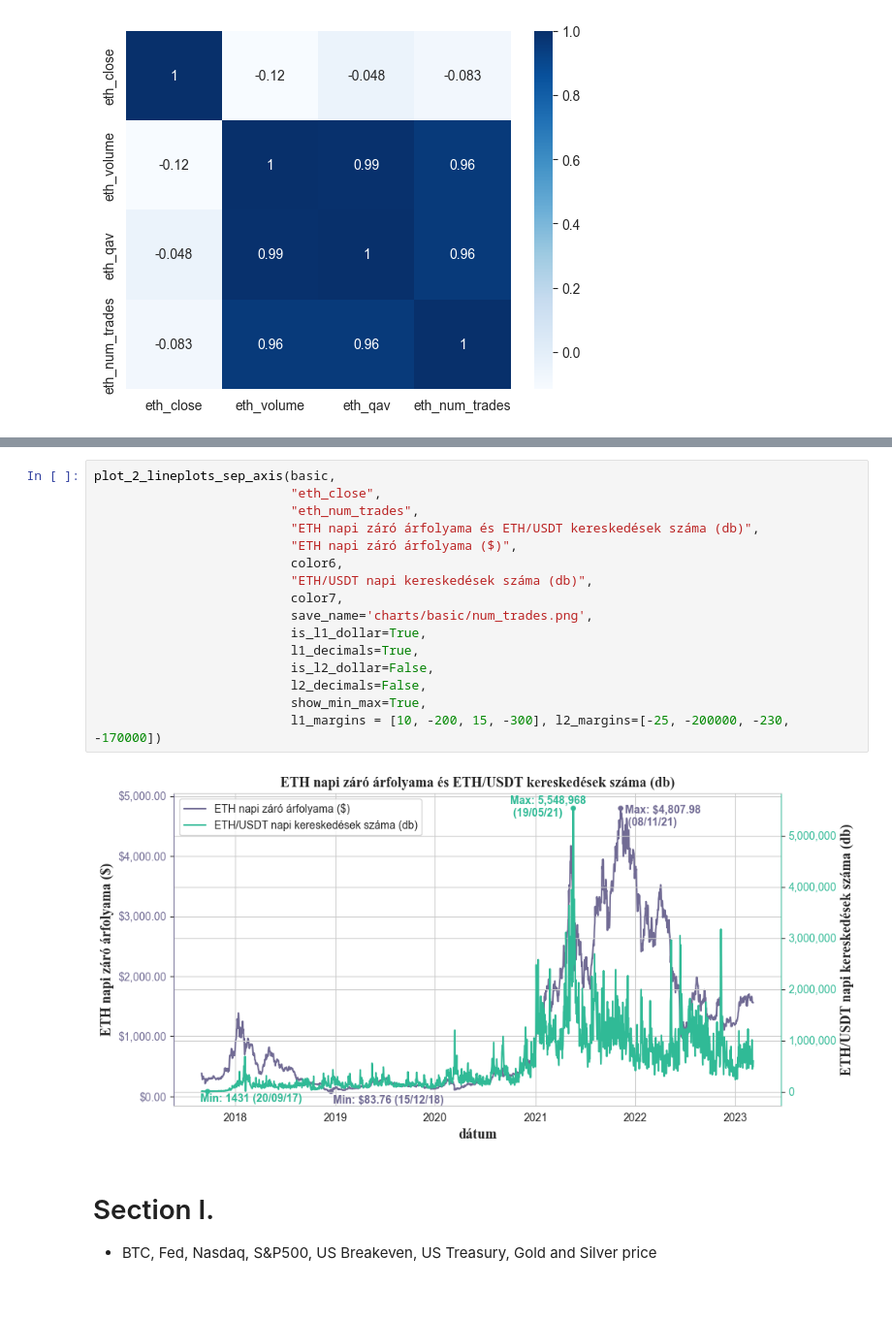
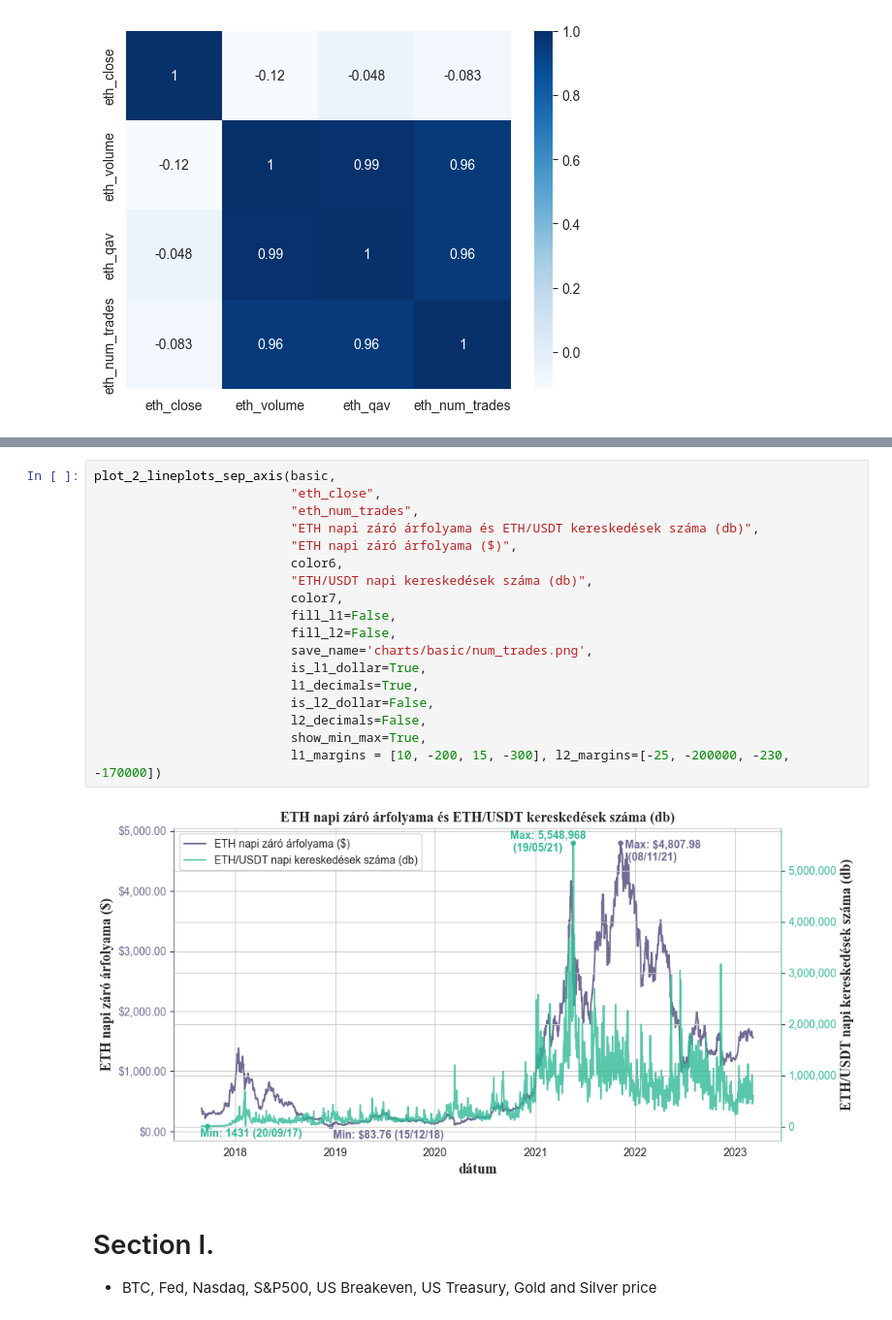
Before and after one commit to danieltar18/ethereum_analysis, a Jupyter notebook: statistics_of_training_dataset.ipynb, the cells around one changed output, grey strips where cells are left out. Shown at 97% size. Saved outputs shown, nothing was run; the diff lists cells and outputs as text.

```diff
--- a/statistics_of_training_dataset.ipynb
+++ b/statistics_of_training_dataset.ipynb
@@ -299,21 +479,23 @@ plot_2_lineplots_sep_axis(basic,
 # %%
 plot_2_lineplots_sep_axis(basic,
                           "eth_close",
                           "eth_num_trades",
                           "ETH napi záró árfolyama és ETH/USDT kereskedések száma (db)",
                           "ETH napi záró árfolyama ($)",
                           color6,
                           "ETH/USDT napi kereskedések száma (db)",
                           color7,
+                          fill_l1=False,
+                          fill_l2=False,
                           save_name='charts/basic/num_trades.png',
                           is_l1_dollar=True,
                           l1_decimals=True,
                           is_l2_dollar=False,
                           l2_decimals=False,
                           show_min_max=True,
                           l1_margins = [10, -200, 15, -300], l2_margins=[-25, -200000, -230, -170000])
 # %% [output]
-[figure, old version]
+[figure, new version]
 # %% [markdown]
 # Section I.
 
```
Also changed, not shown: parts of 24 cells of this notebook.
